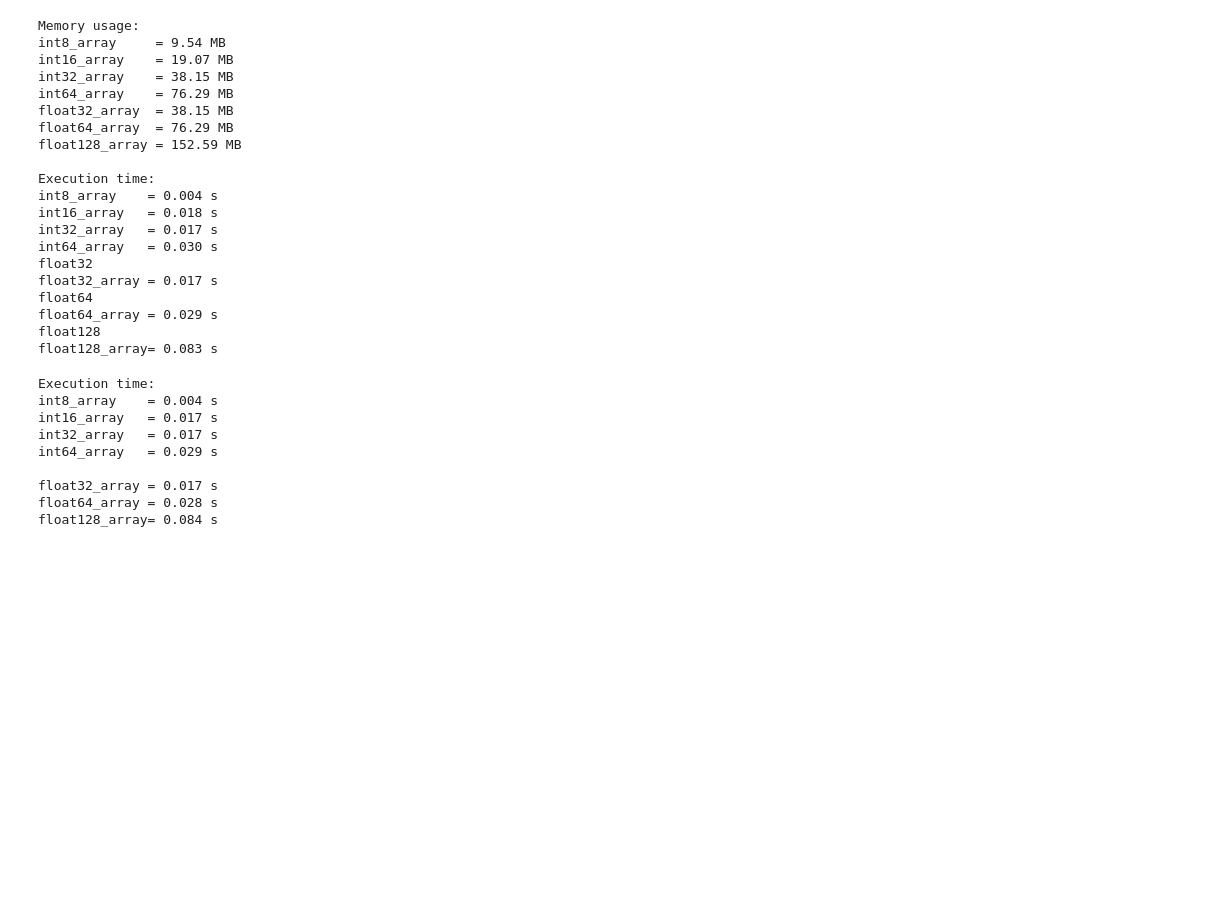
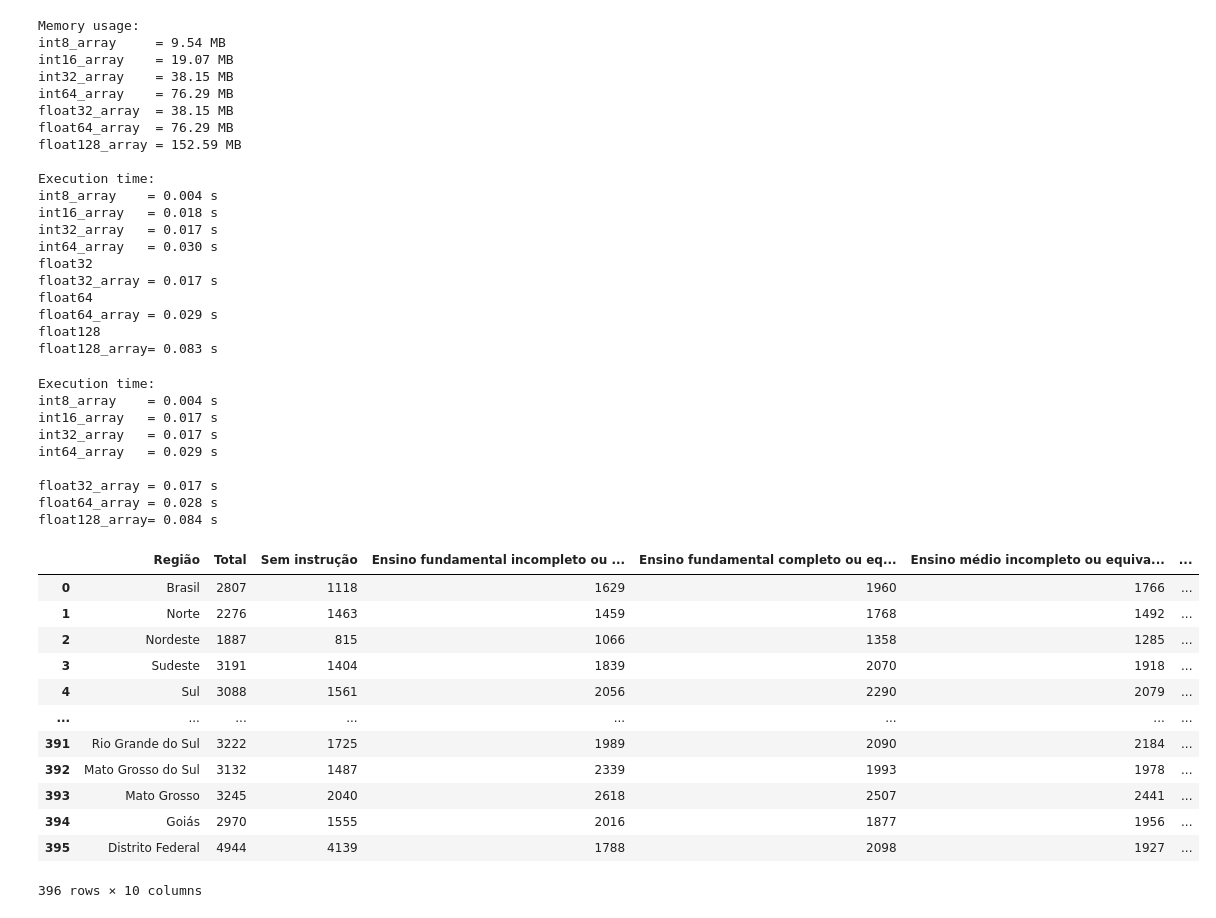
Before and after one commit to michaelsouza/SCD, a Jupyter notebook: 2024/minicurso/codes/code-examples.ipynb, the cells around one changed output. Drawn from its saved outputs; the diff is of its cells as text; code cells hidden in the pictures; blank space fills up the shorter version.

```diff
--- a/2024/minicurso/codes/code-examples.ipynb
+++ b/2024/minicurso/codes/code-examples.ipynb
@@ -102,3 +102,24 @@ int64_array   = 0.029 s
 float32_array = 0.017 s
 float64_array = 0.028 s
 float128_array= 0.084 s
+# %%
+import pandas as pd
+
+# Ler a tabela a partir da linha 6
+fn = '/home/michael/gitrepos/SCD/2024/minicurso/codes/data/tabela7443_escolarização_renda.xlsx'
+df = pd.read_excel(fn, skiprows=4)
+df
+# %% [output]
+|  | Região | Total | Sem instrução | Ensino fundamental incompleto ou ... | Ensino fundamental completo ou eq... | Ensino médio incompleto ou equiva... | ... |
+| 0 | Brasil | 2807 | 1118 | 1629 | 1960 | 1766 | ... |
+| 1 | Norte | 2276 | 1463 | 1459 | 1768 | 1492 | ... |
+| 2 | Nordeste | 1887 | 815 | 1066 | 1358 | 1285 | ... |
+| 3 | Sudeste | 3191 | 1404 | 1839 | 2070 | 1918 | ... |
+| 4 | Sul | 3088 | 1561 | 2056 | 2290 | 2079 | ... |
+| ... | ... | ... | ... | ... | ... | ... | ... |
+| 391 | Rio Grande do Sul | 3222 | 1725 | 1989 | 2090 | 2184 | ... |
+| 392 | Mato Grosso do Sul | 3132 | 1487 | 2339 | 1993 | 1978 | ... |
+| 393 | Mato Grosso | 3245 | 2040 | 2618 | 2507 | 2441 | ... |
+| 394 | Goiás | 2970 | 1555 | 2016 | 1877 | 1956 | ... |
+| 395 | Distrito Federal | 4944 | 4139 | 1788 | 2098 | 1927 | ... |
+396 rows × 10 columns
```
Also changed, not shown: parts of 4 cells of this notebook, 5 other files.
